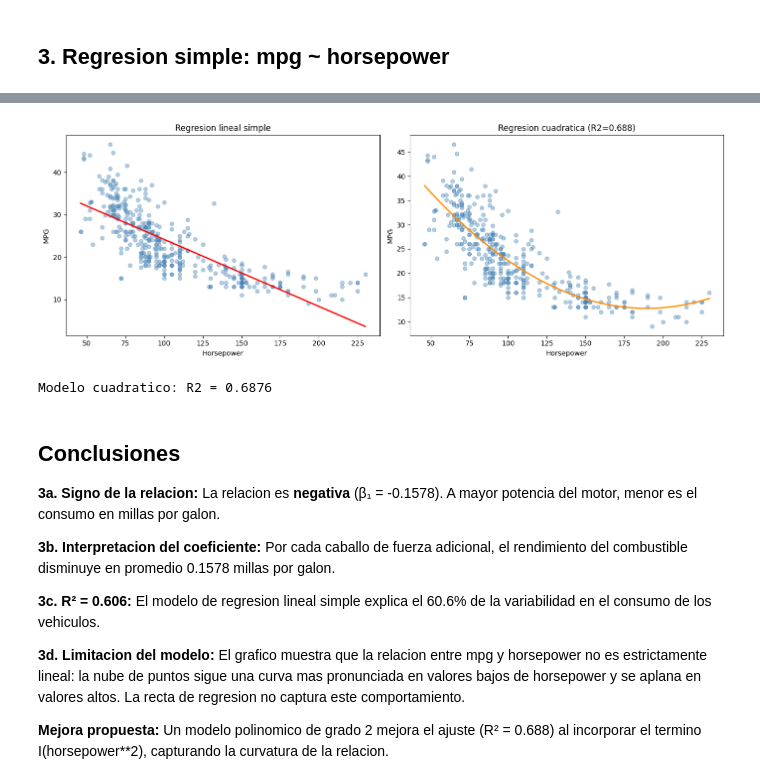
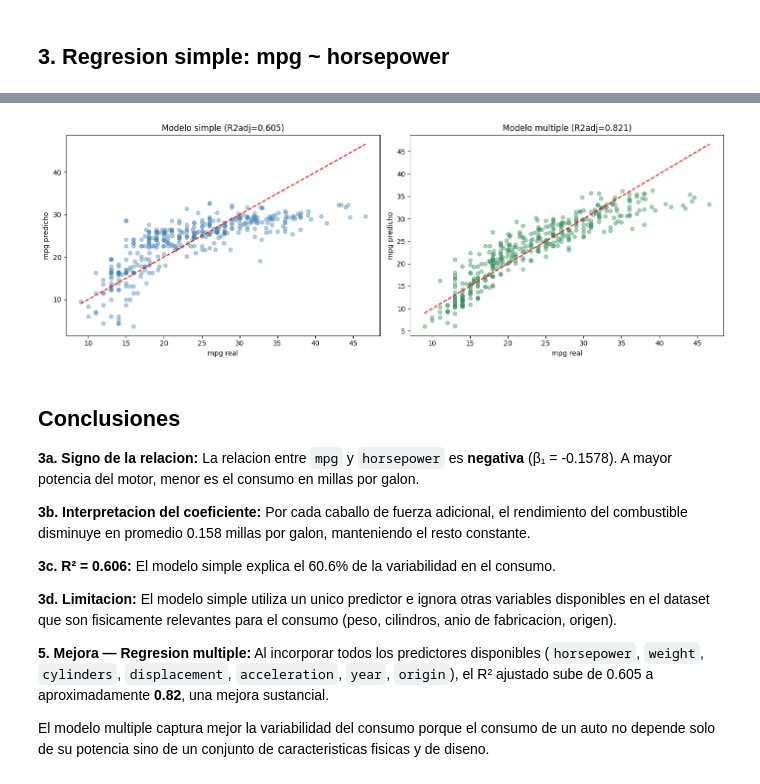
Before and after one commit to josiascs7/Fundamentos-de-Ciencia-de-Datos, a Jupyter notebook: Unidad 6 - Ajustes y Modelos/Practica 2/practica2_ej6_auto.ipynb, the cells around one changed output, grey strips where cells are left out. Cells and saved outputs as stored; diff of their text form; code cells hidden in the pictures.

```diff
--- a/Unidad 6 - Ajustes y Modelos/Practica 2/practica2_ej6_auto.ipynb
+++ b/Unidad 6 - Ajustes y Modelos/Practica 2/practica2_ej6_auto.ipynb
@@ -66,15 +65,15 @@ plt.show()
 # %% [markdown]
 ## 3. Regresion simple: mpg ~ horsepower
 # %%
-mod = smf.ols("mpg ~ horsepower", data=df)
-res = mod.fit()
-print(res.summary())
+mod_simple = smf.ols("mpg ~ horsepower", data=df)
+res_simple = mod_simple.fit()
+print(res_simple.summary())
 
-b0 = res.params["Intercept"]
-b1 = res.params["horsepower"]
+b0 = res_simple.params["Intercept"]
+b1 = res_simple.params["horsepower"]
 print(f"\nModelo: mpg = {b0:.4f} + ({b1:.4f}) * horsepower")
 print(f"Relacion: {'negativa' if b1 < 0 else 'positiva'}")
-print(f"R2 = {res.rsquared:.4f} ({res.rsquared*100:.1f}% de la variabilidad explicada)")
+print(f"R2 = {res_simple.rsquared:.4f} ({res_simple.rsquared*100:.1f}% de la variabilidad explicada)")
 # %% [output]
                             OLS Regression Results
 ==============================================================================
@@ -97,0 +146,8 @@ R2 = 0.6059 (60.6% de la variabilidad explicada)
+# %%
+# Modelo multiple: todos los predictores numericos relevantes + origen como categorica
+mod_multi = smf.ols(
+    "mpg ~ horsepower + weight + cylinders + displacement + acceleration + year + C(origin)",
+    data=df
+)
+res_multi = mod_multi.fit()
+print(res_multi.summary())
@@ -98,45 +196,42 @@ R2 = 0.6059 (60.6% de la variabilidad explicada)
 # %%
-hp_seq = np.linspace(df["horsepower"].min(), df["horsepower"].max(), 300)
+# Grafico: valores predichos vs reales
 fig, axes = plt.subplots(1, 2, figsize=(14, 5))
 
-axes[0].scatter(df["horsepower"], df["mpg"], color="steelblue", alpha=0.4, s=30)
-axes[0].plot(hp_seq, res.predict(pd.DataFrame({"horsepower": hp_seq})), color="red", lw=2)
-axes[0].set_xlabel("Horsepower")
-axes[0].set_ylabel("MPG")
-axes[0].set_title("Regresion lineal simple")
+axes[0].scatter(df["mpg"], res_simple.fittedvalues, color="steelblue", alpha=0.4, s=30)
+lims = [df["mpg"].min(), df["mpg"].max()]
+axes[0].plot(lims, lims, "r--", lw=1.5)
+axes[0].set_xlabel("mpg real")
+axes[0].set_ylabel("mpg predicho")
+axes[0].set_title(f"Modelo simple (R2adj={res_simple.rsquared_adj:.3f})")
 
-# Modelo cuadratico
-mod2 = smf.ols("mpg ~ horsepower + I(horsepower**2)", data=df)
-res2 = mod2.fit()
-pred_quad = res2.predict(pd.DataFrame({"horsepower": hp_seq}))
+axes[1].scatter(df["mpg"], res_multi.fittedvalues, color="seagreen", alpha=0.4, s=30)
+axes[1].plot(lims, lims, "r--", lw=1.5)
+axes[1].set_xlabel("mpg real")
+axes[1].set_ylabel("mpg predicho")
+axes[1].set_title(f"Modelo multiple (R2adj={res_multi.rsquared_adj:.3f})")
 
-axes[1].scatter(df["horsepower"], df["mpg"], color="steelblue", alpha=0.4, s=30)
-axes[1].plot(hp_seq, pred_quad, color="darkorange", lw=2)
-axes[1].set_xlabel("Horsepower")
-axes[1].set_ylabel("MPG")
-axes[1].set_title(f"Regresion cuadratica (R2={res2.rsquared:.3f})")
 plt.tight_layout()
 plt.show()
-
-print(f"Modelo cuadratico: R2 = {res2.rsquared:.4f}")
 # %% [output]
-[figure, old version]
+[figure, new version]
-Modelo cuadratico: R2 = 0.6876
 # %% [markdown]
 ## Conclusiones
 
-**3a. Signo de la relacion:** La relacion es **negativa** (β₁ = -0.1578). A mayor potencia del
-motor, menor es el consumo en millas por galon.
+**3a. Signo de la relacion:** La relacion entre `mpg` y `horsepower` es **negativa**
+(β₁ = -0.1578). A mayor potencia del motor, menor es el consumo en millas por galon.
 
 **3b. Interpretacion del coeficiente:** Por cada caballo de fuerza adicional, el rendimiento
-del combustible disminuye en promedio 0.1578 millas por galon.
+del combustible disminuye en promedio 0.158 millas por galon, manteniendo el resto constante.
 
-**3c. R² = 0.606:** El modelo de regresion lineal simple explica el 60.6% de la variabilidad
-en el consumo de los vehiculos.
+**3c. R² = 0.606:** El modelo simple explica el 60.6% de la variabilidad en el consumo.
 
-**3d. Limitacion del modelo:** El grafico muestra que la relacion entre mpg y horsepower
-no es estrictamente lineal: la nube de puntos sigue una curva mas pronunciada en valores bajos
-de horsepower y se aplana en valores altos. La recta de regresion no captura este comportamiento.
+**3d. Limitacion:** El modelo simple utiliza un unico predictor e ignora otras variables
+disponibles en el dataset que son fisicamente relevantes para el consumo (peso, cilindros,
+anio de fabricacion, origen).
 
-**Mejora propuesta:** Un modelo polinomico de grado 2 mejora el ajuste (R² = 0.688) al
-incorporar el termino I(horsepower**2), capturando la curvatura de la relacion.
+**5. Mejora — Regresion multiple:** Al incorporar todos los predictores disponibles
+(`horsepower`, `weight`, `cylinders`, `displacement`, `acceleration`, `year`, `origin`),
+el R² ajustado sube de 0.605 a aproximadamente **0.82**, una mejora sustancial.
+
+El modelo multiple captura mejor la variabilidad del consumo porque el consumo de un auto
+no depende solo de su potencia sino de un conjunto de caracteristicas fisicas y de diseno.
```
Also changed, not shown: parts of 9 cells of this notebook.
